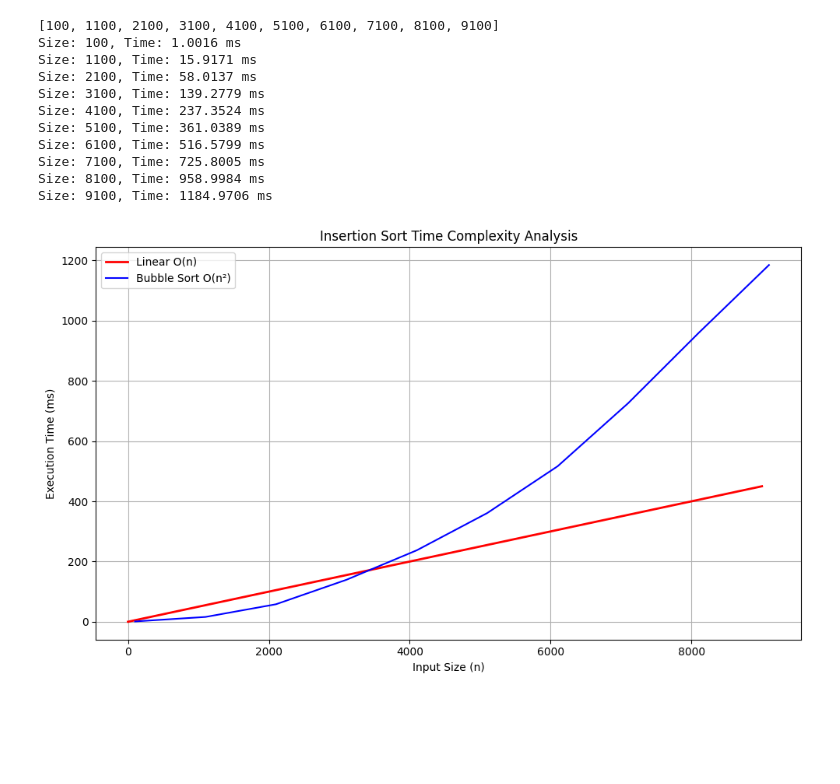
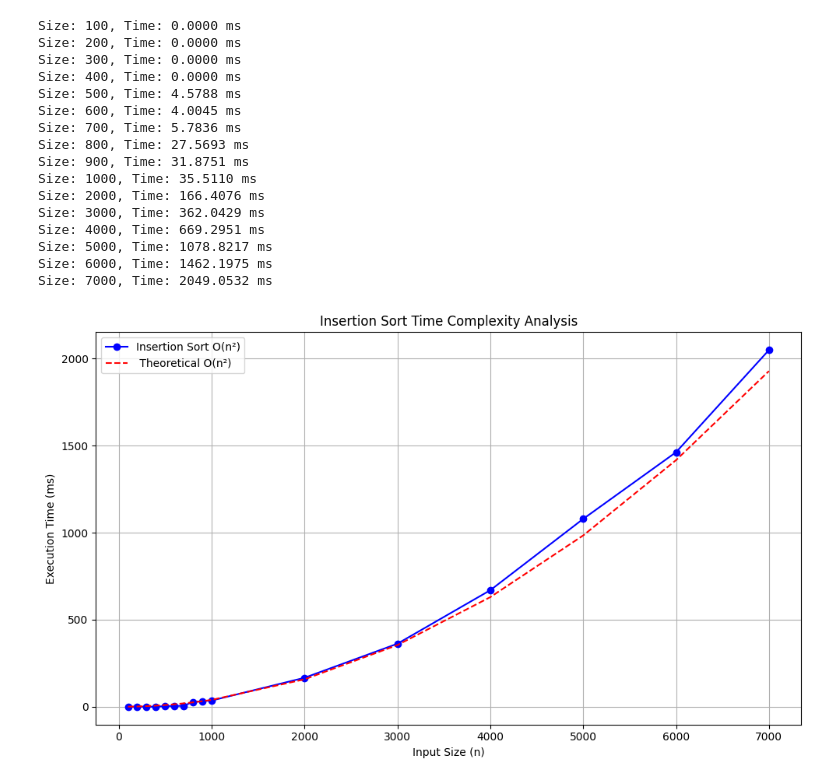
Before and after one commit to Dev-Pratham/Design-Analysis-Of-Algorithms, a Jupyter notebook: InsertionSort.ipynb, the cells around one changed output. Cells and saved outputs as stored; diff of their text form; code cells hidden in the pictures; blank space fills up the shorter version.

```diff
--- a/InsertionSort.ipynb
+++ b/InsertionSort.ipynb
@@ -17,50 +17,65 @@ def insertionSort(arr):
 
 
 # Input sizes to test
-input_sizes = list(range(100, 10001,1000))  # Up to 10000
-
-
+input_sizes = [100,200,300,400,500,
+               600, 700, 800, 900, 1000,2000,3000,4000,5000,6000,7000]
 execution_times = []
 
 # Measure execution time for each input size
 for size in input_sizes:
-    arr=[]
     # Generate a random array of given size
+    arr = []
     for _ in range(size):
-        num=random.randint(0,size)
+        num = random.randint(0, size)
         arr.append(num)
 
     # Record the time taken to sort
     start_time = time.time()
     insertionSort(arr)
     end_time = time.time()
 
     # Store time in milliseconds
     elapsed_time = (end_time - start_time) * 1000
     execution_times.append(elapsed_time)
     print(f"Size: {size}, Time: {elapsed_time:.4f} ms")
 
+# Extract median n and time
+median_idx = len(input_sizes) // 2
+median_n = input_sizes[median_idx]
+median_time = execution_times[median_idx]
+scaling_factor = median_time / (median_n ** 2)
+
+#Calculation of theoretical time
+theoretical_times = [(scaling_factor) * (n ** 2) for n in input_sizes]
+
 # Plot the graph
 plt.figure(figsize=(10, 6))
-plt.plot([0, 9000], [0, 450], color='red', linestyle='-', linewidth=2, label='Linear O(n)')
-plt.plot(input_sizes, execution_times, marker='', linestyle='-', color='blue', label='Bubble Sort O(n²)')
+plt.plot(input_sizes, execution_times, marker='o',
+         linestyle='-', color='blue', label='Insertion Sort O(n²)')
+plt.plot(input_sizes, theoretical_times, marker='',
+         linestyle='--', color='red', label=' Theoretical O(n²)')
 plt.title("Insertion Sort Time Complexity Analysis")
 plt.xlabel("Input Size (n)")
 plt.ylabel("Execution Time (ms)")
 plt.grid(True)
 plt.legend()
 plt.tight_layout()
 plt.show()
 # %% [output]
-[100, 1100, 2100, 3100, 4100, 5100, 6100, 7100, 8100, 9100]
-Size: 100, Time: 1.0016 ms
-Size: 1100, Time: 15.9171 ms
-Size: 2100, Time: 58.0137 ms
-Size: 3100, Time: 139.2779 ms
-Size: 4100, Time: 237.3524 ms
-Size: 5100, Time: 361.0389 ms
-Size: 6100, Time: 516.5799 ms
-Size: 7100, Time: 725.8005 ms
-Size: 8100, Time: 958.9984 ms
-Size: 9100, Time: 1184.9706 ms
+Size: 100, Time: 0.0000 ms
+Size: 200, Time: 0.0000 ms
+Size: 300, Time: 0.0000 ms
+Size: 400, Time: 0.0000 ms
+Size: 500, Time: 4.5788 ms
+Size: 600, Time: 4.0045 ms
+Size: 700, Time: 5.7836 ms
+Size: 800, Time: 27.5693 ms
+Size: 900, Time: 31.8751 ms
+Size: 1000, Time: 35.5110 ms
+Size: 2000, Time: 166.4076 ms
+Size: 3000, Time: 362.0429 ms
+Size: 4000, Time: 669.2951 ms
+Size: 5000, Time: 1078.8217 ms
+Size: 6000, Time: 1462.1975 ms
+Size: 7000, Time: 2049.0532 ms
-[figure, old version]
+[figure, new version]
```
Also changed, not shown: 4 other files.
